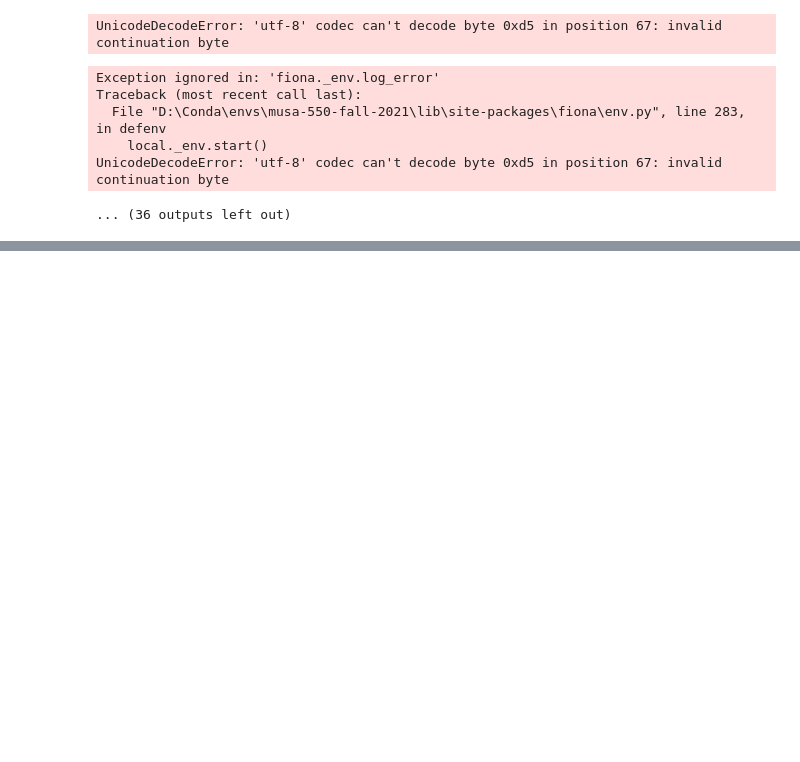
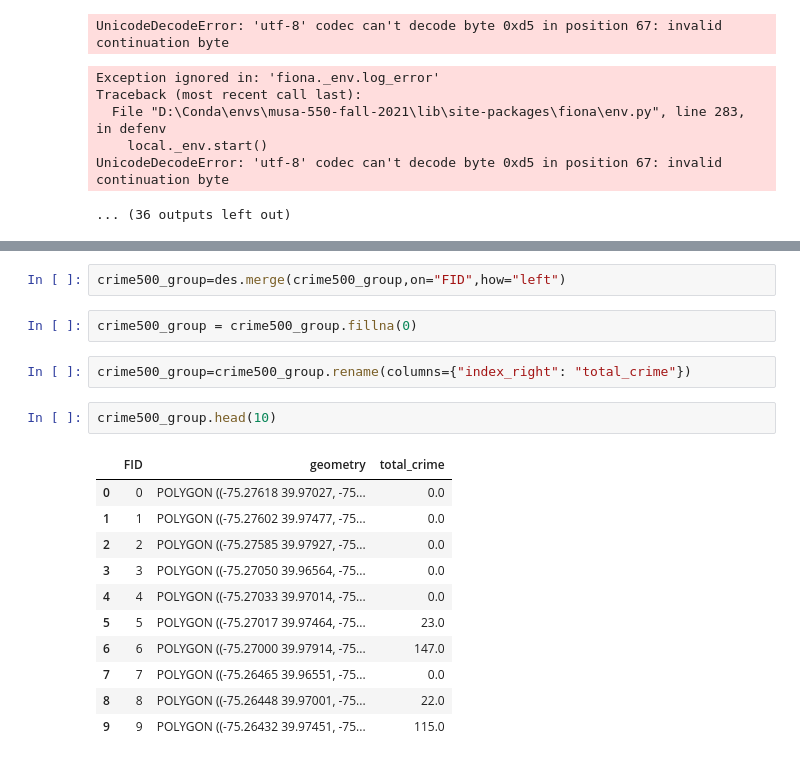
Before and after one commit to CPLN-680-Spring-2022/Ziyuan_Cai_PokemonStay, a Jupyter notebook: scripts/capstone-crime.ipynb, the cells around one changed output, grey strips where cells are left out. Saved outputs shown, nothing was run; the diff lists cells and outputs as text; blank space fills up the shorter version.

```diff
--- a/scripts/capstone-crime.ipynb
+++ b/scripts/capstone-crime.ipynb
@@ -66,0 +219,20 @@ UnicodeDecodeError: 'utf-8' codec can't decode byte 0xd5 in position 67: invalid
+# %%
+crime500_group=des.merge(crime500_group,on="FID",how="left")
+# %%
+crime500_group = crime500_group.fillna(0)
+# %%
+crime500_group=crime500_group.rename(columns={"index_right": "total_crime"})
+# %%
+crime500_group.head(10)
+# %% [output]
+|  | FID | geometry | total_crime |
+| 0 | 0 | POLYGON ((-75.27618 39.97027, -75... | 0.0 |
+| 1 | 1 | POLYGON ((-75.27602 39.97477, -75... | 0.0 |
+| 2 | 2 | POLYGON ((-75.27585 39.97927, -75... | 0.0 |
+| 3 | 3 | POLYGON ((-75.27050 39.96564, -75... | 0.0 |
+| 4 | 4 | POLYGON ((-75.27033 39.97014, -75... | 0.0 |
+| 5 | 5 | POLYGON ((-75.27017 39.97464, -75... | 23.0 |
+| 6 | 6 | POLYGON ((-75.27000 39.97914, -75... | 147.0 |
+| 7 | 7 | POLYGON ((-75.26465 39.96551, -75... | 0.0 |
+| 8 | 8 | POLYGON ((-75.26448 39.97001, -75... | 22.0 |
+| 9 | 9 | POLYGON ((-75.26432 39.97451, -75... | 115.0 |
```
Also changed, not shown: parts of 14 cells of this notebook, 11 other files.
